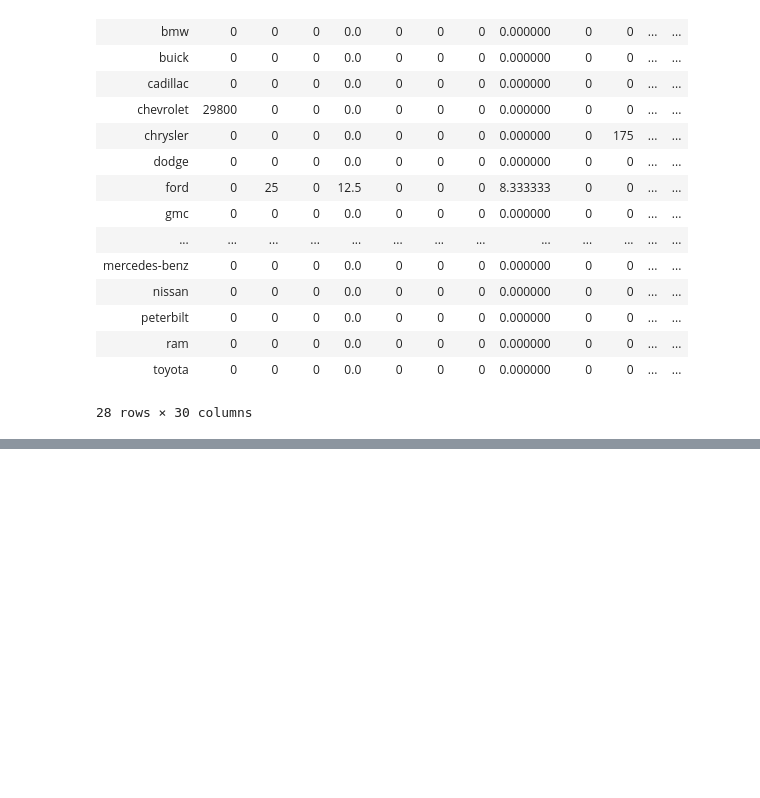
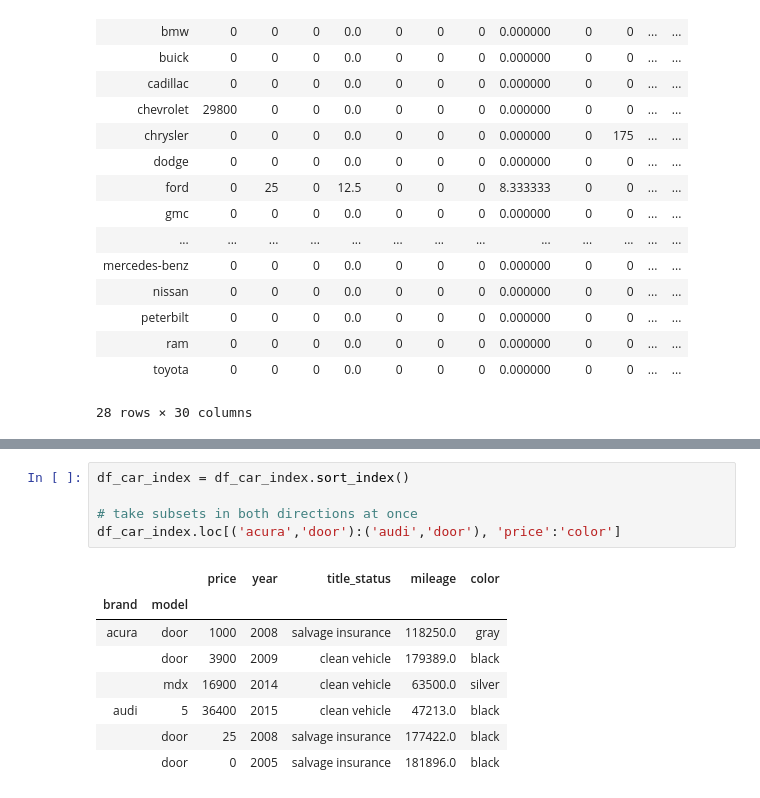
Before and after one commit to weitianyi1996/python-DataScientist-notes, a Jupyter notebook: Pandas-Manipulation.ipynb, the cells around one changed output, grey strips where cells are left out. Drawn from its saved outputs; the diff is of its cells as text; blank space fills up the shorter version.

```diff
--- a/Pandas-Manipulation.ipynb
+++ b/Pandas-Manipulation.ipynb
@@ -272,0 +294,14 @@ df_car.pivot_table(index=['brand'],columns=['year'],values='price',aggfunc=[np.m
+# %%
+df_car_index = df_car_index.sort_index()
+
+# take subsets in both directions at once
+df_car_index.loc[('acura','door'):('audi','door'), 'price':'color']
+# %% [output]
+|  |  | price | year | title_status | mileage | color |
+| brand | model |  |  |  |  |  |
+| acura | door | 1000 | 2008 | salvage insurance | 118250.0 | gray |
+|  | door | 3900 | 2009 | clean vehicle | 179389.0 | black |
+|  | mdx | 16900 | 2014 | clean vehicle | 63500.0 | silver |
+| audi | 5 | 36400 | 2015 | clean vehicle | 47213.0 | black |
+|  | door | 25 | 2008 | salvage insurance | 177422.0 | black |
+|  | door | 0 | 2005 | salvage insurance | 181896.0 | black |
```
Also changed, not shown: parts of 3 cells of this notebook.
